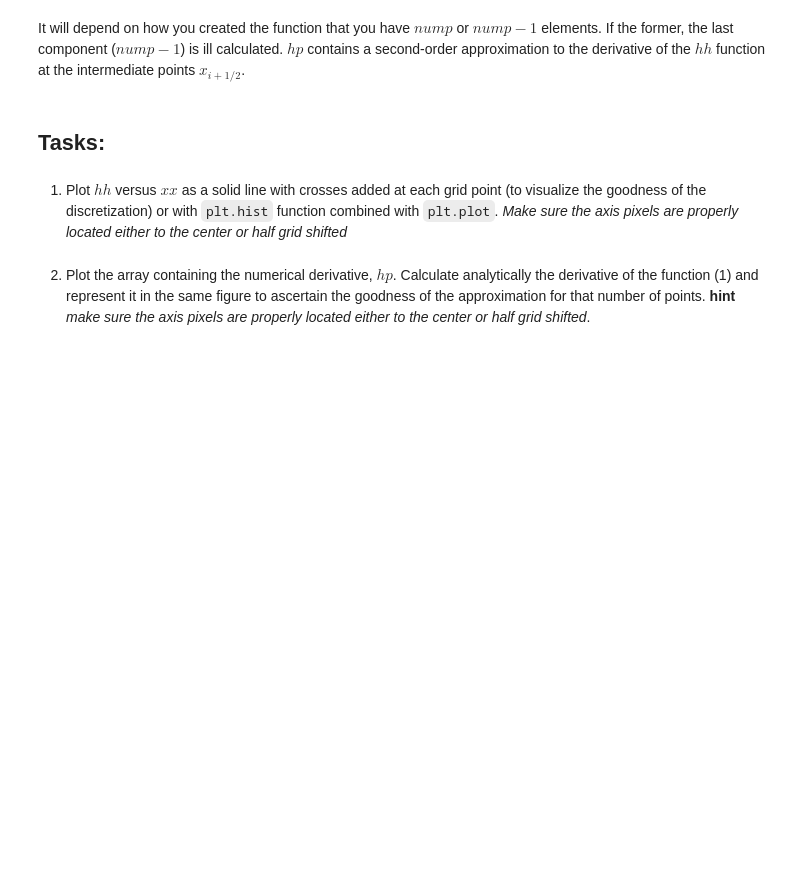
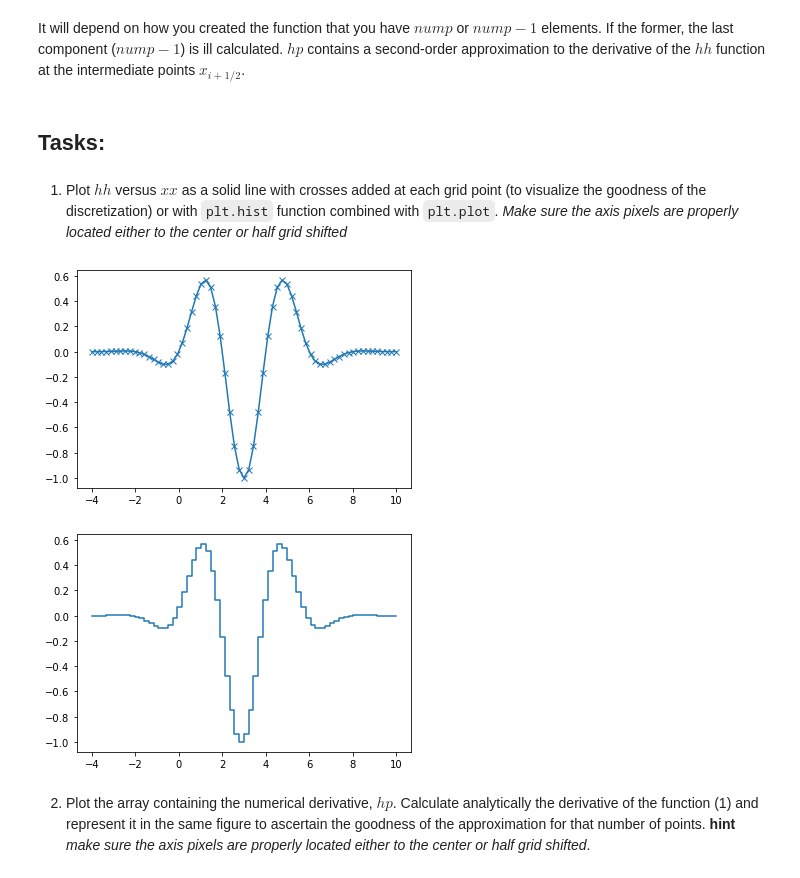
Before and after one commit to AST-Course/AST5110, a Jupyter notebook: ex_1a_v0.5.ipynb, the cells around one changed output. Drawn from its saved outputs; the diff is of its cells as text; code cells hidden in the pictures; blank space fills up the shorter version.

```diff
--- a/ex_1a_v0.5.ipynb
+++ b/ex_1a_v0.5.ipynb
@@ -30,5 +30,33 @@ It will depend on how you created the function that you have $nump$ or $nump−1
 ## Tasks:
 # %% [markdown]
 1. Plot $hh$ versus $xx$ as a solid line with crosses added at each grid point (to visualize the goodness of the discretization) or with `plt.hist` function combined with `plt.plot`. _Make sure the axis pixels are properly located either to the center or half grid shifted_
+# %%
+import numpy as np
+import matplotlib.pyplot as plt
+
+
+def h(x):
+    return np.cos(np.pi*(x-1)/2)*np.exp(-((x-3)/2.5)**2)
+
+
+nump = 65
+x0 = -4.0
+xf = 10.0
+xx = np.arange(nump)/(nump-1.0)*(xf-x0) + x0
+
+
+plt.plot(xx, h(xx), "-x")
+plt.show()
+
+#aa = plt.hist(xx, xx-(xx[0]-xx[1]))
+
+plt.step(xx, h(xx))
+plt.show()
+
+
+#hist = plt.hist(xx, range=(x0, xf), weights=h)
+# %% [output]
+[figure, added]
+[figure, added]
 # %% [markdown]
 2. Plot the array containing the numerical derivative, $hp$. Calculate analytically the derivative of the function (1) and represent it in the same figure to ascertain the goodness of the approximation for that number of points. __hint__ _make sure the axis pixels are properly located either to the center or half grid shifted_.
```
Also changed, not shown: parts of 2 cells of this notebook.
